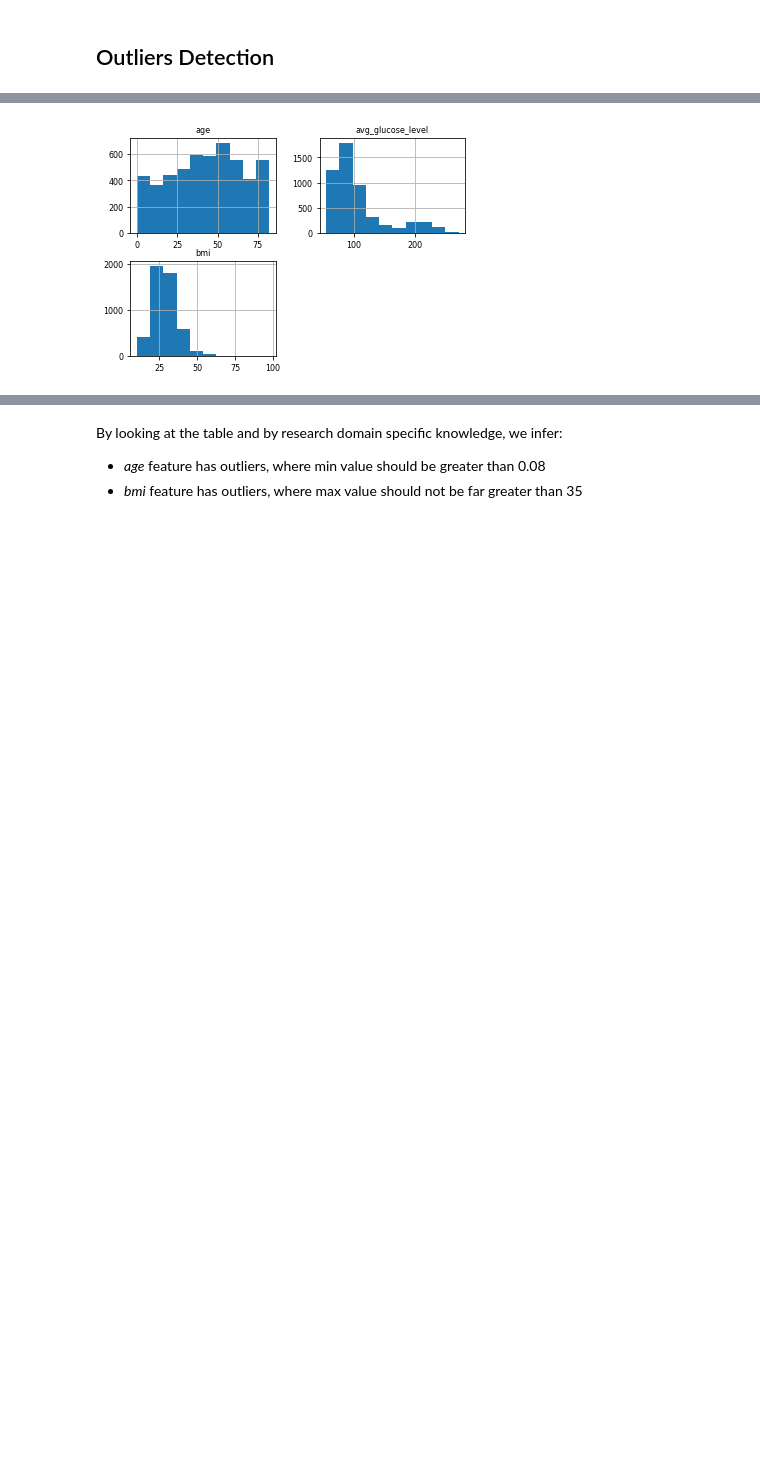
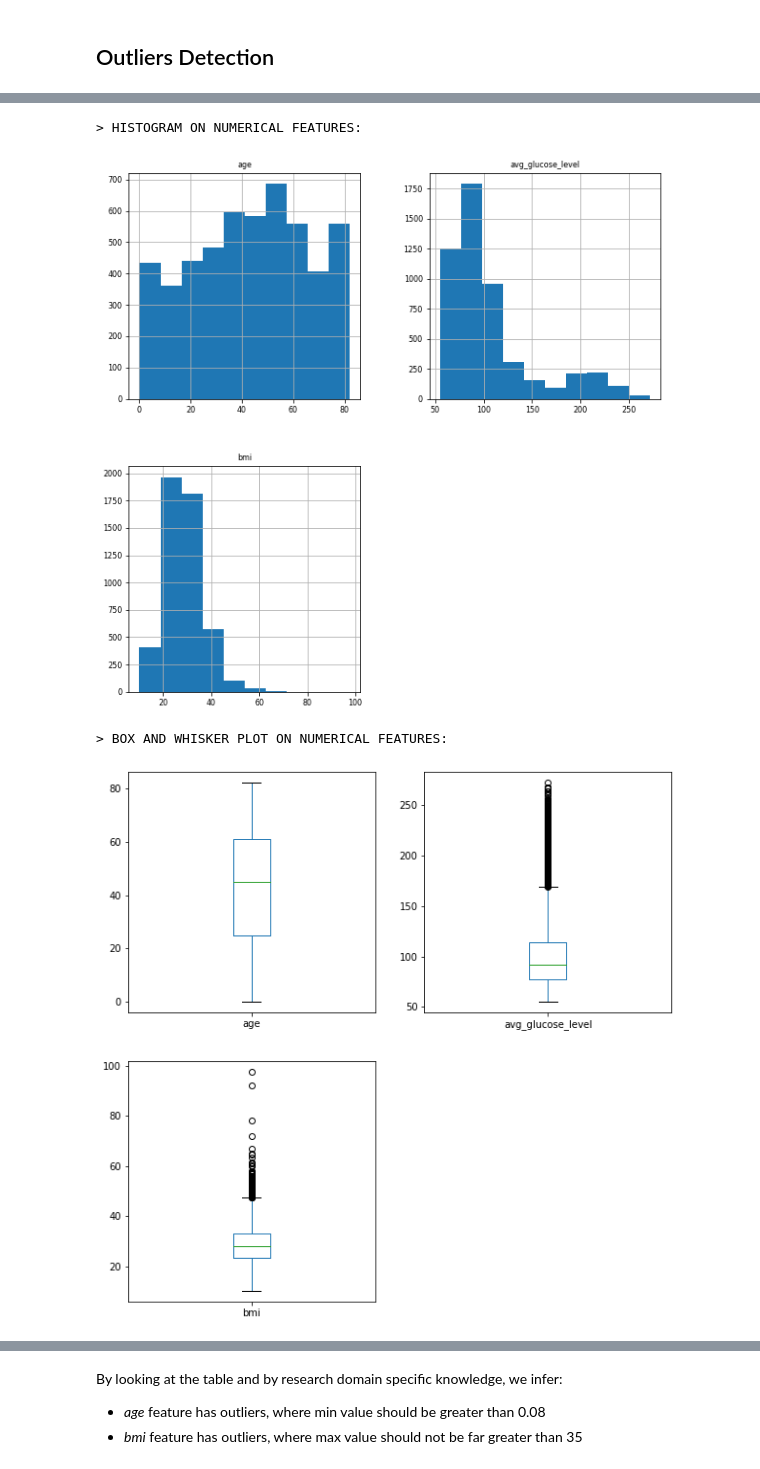
Before and after one commit to LapTQ/IT31903_123220_Group18_Stroke-prediction, a Jupyter notebook: data_preparation.ipynb, the cells around one changed output, grey strips where cells are left out. Drawn from its saved outputs; the diff is of its cells as text; code cells hidden in the pictures; blank space fills up the shorter version.

```diff
--- a/data_preparation.ipynb
+++ b/data_preparation.ipynb
@@ -31,12 +56,13 @@ max               NaN     1.000000
 ## Identify Columns That Have Very Few Values
 # %%
 # number of unique values in each column
-n_uniques = dataset.nunique()
+n_uniques = X.nunique()
 # %%
 # report the column and the number of unique values for each column
-print(dataset.shape)
-print("{:<20}{:>10}{:>15}".format("Feature", "n_unique", "percentage"))
-for col in dataset.columns:
-    percentage = n_uniques[col] / dataset.shape[0] * 100
+print("> SIZE OF THE RAW DATASET:", dataset.shape)
+print("{:<20}{:>10}{:>15}".format("FEATURE", "N_UNIQUE", "PERCENTAGE"))
+print("----------------------------------------------")
+for col in features:
+    percentage = n_uniques[col] / X.shape[0] * 100
     print("{:<20}{:>10}{:>15.1f}%".format(col, n_uniques[col], percentage))
 # %% [output]
@@ -56,7 +82,9 @@ stroke                       2            0.0%
 # %%
 # report the columns that has less than 1% number of unique values and these unique values
-for col in dataset.columns:
-    percentage = n_uniques[col]/dataset.shape[0] * 100
+print("{:<20}{}".format("FEATURE", "UNIQUE VALUES"))
+print("----------------------------------------------")
+for col in features:
+    percentage = n_uniques[col]/X.shape[0] * 100
     if percentage < 1:
-        print("{:<20}{}".format(col, dataset[col].unique()))
+        print("{:<20}{}".format(col, X[col].unique()))
 # %% [output]
@@ -94,12 +123,12 @@ Index: []
 # determine categorical and numerical features by percentage of unique values
 categorical_ix = []
 numerical_ix = []
-for col in dataset.columns:
-    percentage = n_uniques[col]/dataset.shape[0] * 100
+for col in X.columns:
+    percentage = n_uniques[col]/X.shape[0] * 100
     if percentage < 1:
         categorical_ix.append(col)
     else:
         numerical_ix.append(col)
-print("Categorical features detected:", categorical_ix)
-print("Numerical features detected:", numerical_ix)
+print("CATEGORICAL FEATURES DETECTED:", categorical_ix)
+print("NUMERICAL FEATURES DETECTED  :", numerical_ix)
 # %% [output]
@@ -108,13 +137,26 @@ Numerical features detected: ['age', 'avg_glucose_level', 'bmi']
 # %%
-# box plot
-fig = dataset[numerical_ix].hist(xlabelsize=8, ylabelsize=8)
+# histogram plot
+print("> HISTOGRAM ON NUMERICAL FEATURES:")
+fig = dataset[numerical_ix].hist(xlabelsize=8, ylabelsize=8, figsize=(10, 10))
 [x.title.set_size(8) for x in fig.ravel()]
 pyplot.show()
 
+# box and whisker plot
+print("> BOX AND WHISKER PLOT ON NUMERICAL FEATURES:")
+dataset[numerical_ix].plot(kind='box', subplots=True, layout=(2,2), figsize=(10, 10))
+pyplot.show()
+
+# # scatter plot matrix
+# scatter_matrix(dataset)
+# pyplot.show()
+
 # summarize
 dataset[numerical_ix].describe()
 # %% [output]
+> HISTOGRAM ON NUMERICAL FEATURES:
-[figure, old version]
+[figure, new version]
+> BOX AND WHISKER PLOT ON NUMERICAL FEATURES:
+[figure, added]
 |  | age | avg_glucose_level | bmi |
 | count | 5110.000000 | 5110.000000 | 4909.000000 |
 | mean | 43.226614 | 106.147677 | 28.893237 |
```
Also changed, not shown: parts of 15 cells of this notebook.
